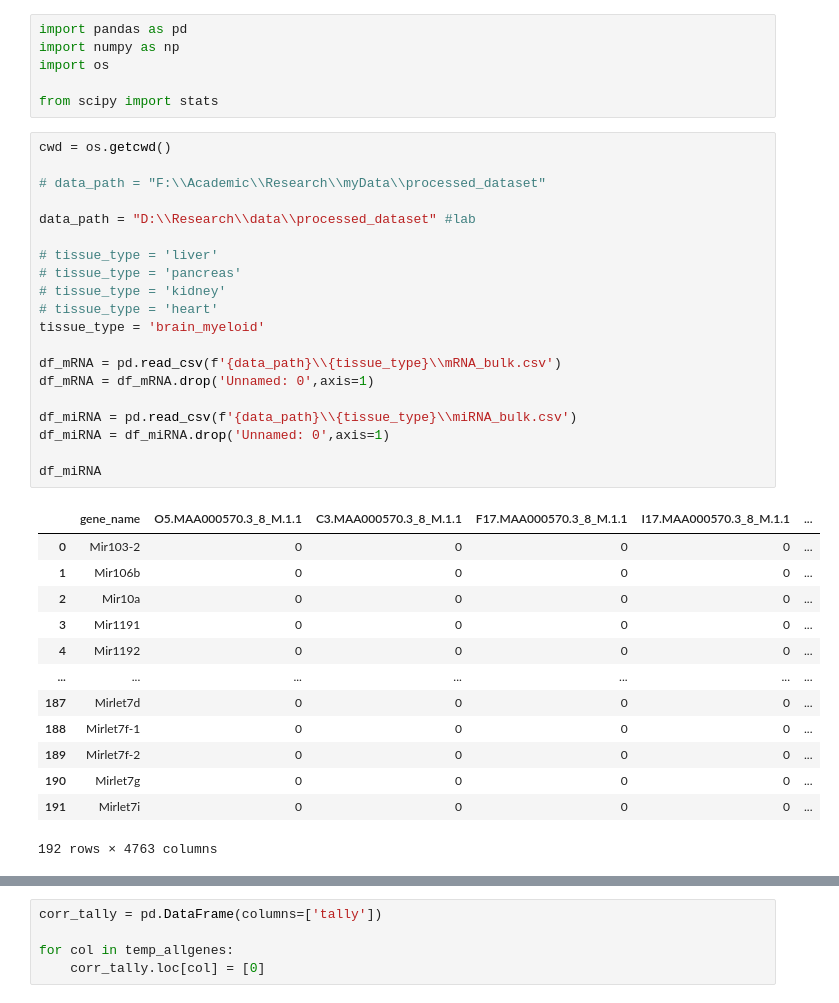
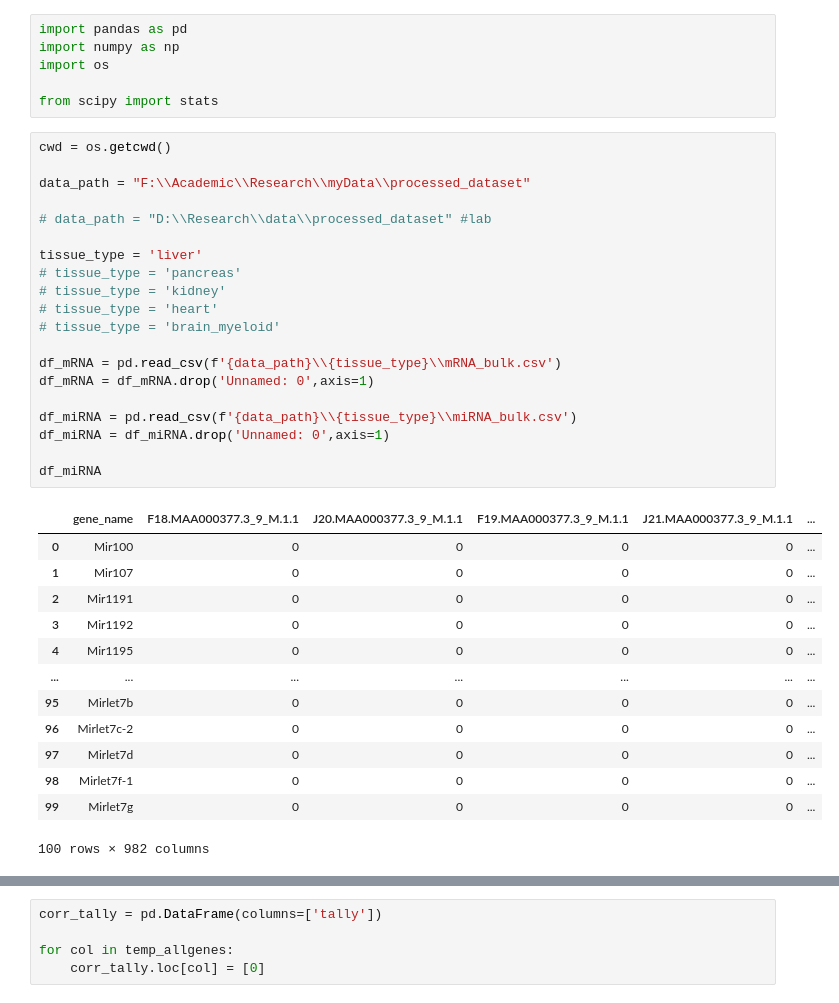
Before and after one commit to Fahim17/inferring-miRNA, a Jupyter notebook: data_manipulation_corr.ipynb, the cells around one changed output, grey strips where cells are left out. Cells and saved outputs as stored; diff of their text form.

```diff
--- a/data_manipulation_corr.ipynb
+++ b/data_manipulation_corr.ipynb
@@ -7,37 +7,37 @@ from scipy import stats
 # %%
 cwd = os.getcwd()
 
-# data_path = "F:\\Academic\\Research\\myData\\processed_dataset"
+data_path = "F:\\Academic\\Research\\myData\\processed_dataset"
 
-data_path = "D:\\Research\\data\\processed_dataset" #lab
+# data_path = "D:\\Research\\data\\processed_dataset" #lab
 
-# tissue_type = 'liver'
+tissue_type = 'liver'
 # tissue_type = 'pancreas'
 # tissue_type = 'kidney'
 # tissue_type = 'heart'
-tissue_type = 'brain_myeloid'
+# tissue_type = 'brain_myeloid'
 
 df_mRNA = pd.read_csv(f'{data_path}\\{tissue_type}\\mRNA_bulk.csv')
 df_mRNA = df_mRNA.drop('Unnamed: 0',axis=1)
 
 df_miRNA = pd.read_csv(f'{data_path}\\{tissue_type}\\miRNA_bulk.csv')
 df_miRNA = df_miRNA.drop('Unnamed: 0',axis=1)
 
 df_miRNA
 # %% [output]
-|  | gene_name | O5.MAA000570.3_8_M.1.1 | C3.MAA000570.3_8_M.1.1 | F17.MAA000570.3_8_M.1.1 | I17.MAA000570.3_8_M.1.1 | ... |
-| 0 | Mir103-2 | 0 | 0 | 0 | 0 | ... |
-| 1 | Mir106b | 0 | 0 | 0 | 0 | ... |
-| 2 | Mir10a | 0 | 0 | 0 | 0 | ... |
-| 3 | Mir1191 | 0 | 0 | 0 | 0 | ... |
-| 4 | Mir1192 | 0 | 0 | 0 | 0 | ... |
+|  | gene_name | F18.MAA000377.3_9_M.1.1 | J20.MAA000377.3_9_M.1.1 | F19.MAA000377.3_9_M.1.1 | J21.MAA000377.3_9_M.1.1 | ... |
+| 0 | Mir100 | 0 | 0 | 0 | 0 | ... |
+| 1 | Mir107 | 0 | 0 | 0 | 0 | ... |
+| 2 | Mir1191 | 0 | 0 | 0 | 0 | ... |
+| 3 | Mir1192 | 0 | 0 | 0 | 0 | ... |
+| 4 | Mir1195 | 0 | 0 | 0 | 0 | ... |
 | ... | ... | ... | ... | ... | ... | ... |
-| 187 | Mirlet7d | 0 | 0 | 0 | 0 | ... |
-| 188 | Mirlet7f-1 | 0 | 0 | 0 | 0 | ... |
-| 189 | Mirlet7f-2 | 0 | 0 | 0 | 0 | ... |
-| 190 | Mirlet7g | 0 | 0 | 0 | 0 | ... |
-| 191 | Mirlet7i | 0 | 0 | 0 | 0 | ... |
+| 95 | Mirlet7b | 0 | 0 | 0 | 0 | ... |
+| 96 | Mirlet7c-2 | 0 | 0 | 0 | 0 | ... |
+| 97 | Mirlet7d | 0 | 0 | 0 | 0 | ... |
+| 98 | Mirlet7f-1 | 0 | 0 | 0 | 0 | ... |
+| 99 | Mirlet7g | 0 | 0 | 0 | 0 | ... |
-192 rows × 4763 columns
+100 rows × 982 columns
 # %%
 temp_allgenes = df_mRNA.drop(df_mRNA.index[(df_mRNA.iloc[:,1:].sum(axis = 1) < 100)])
 temp_allgenes = temp_allgenes.set_index('gene_name').T
```
Also changed, not shown: parts of 1 cell of this notebook, 1 other file.
